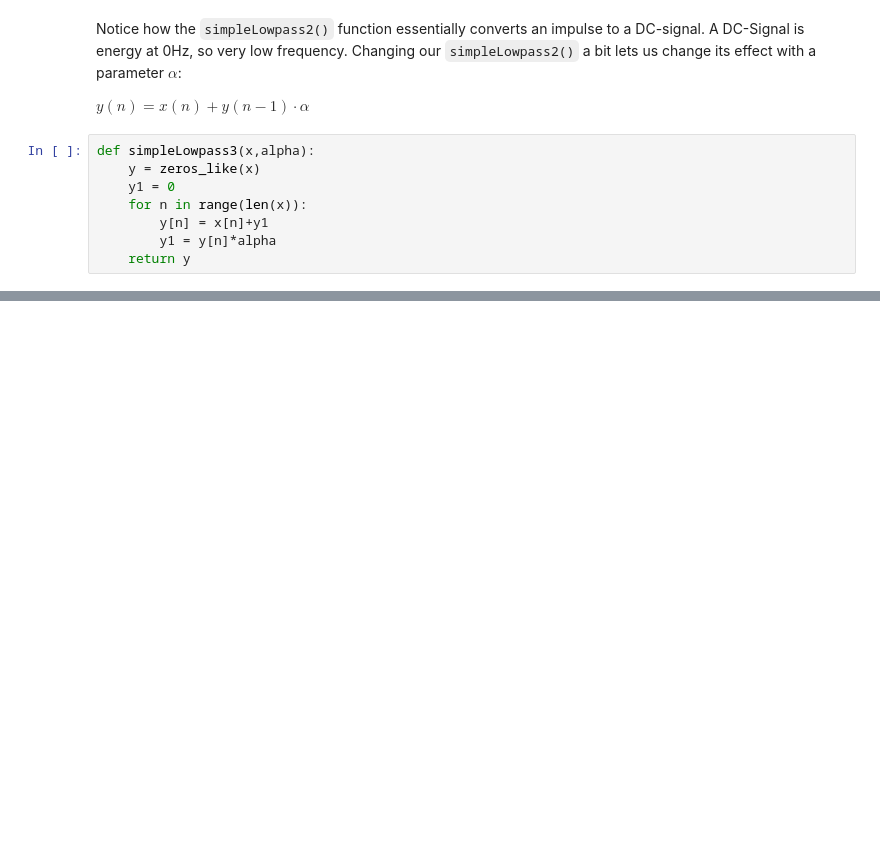
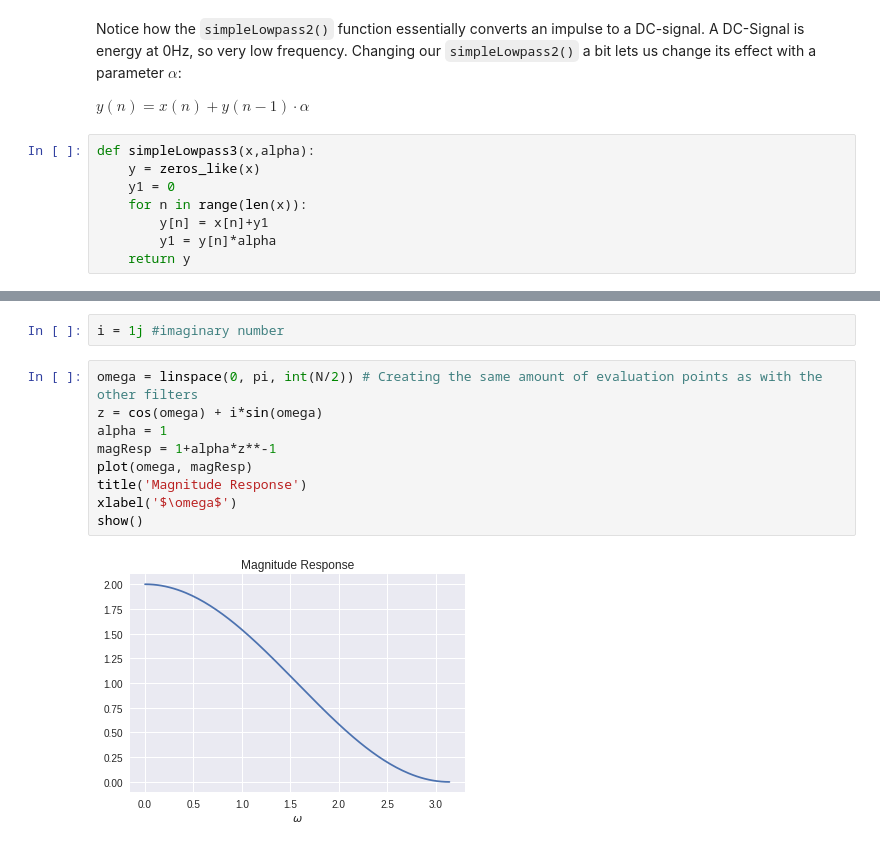
Before and after one commit to hrtlacek/dspCourse, a Jupyter notebook: notebooks/03_Filters.ipynb, the cells around one changed output, grey strips where cells are left out. Drawn from its saved outputs; the diff is of its cells as text; blank space fills up the shorter version.

```diff
--- a/notebooks/03_Filters.ipynb
+++ b/notebooks/03_Filters.ipynb
@@ -93,0 +124,13 @@ show()
+# %%
+i = 1j #imaginary number
+# %%
+omega = linspace(0, pi, int(N/2)) # Creating the same amount of evaluation points as with the other filters
+z = cos(omega) + i*sin(omega)
+alpha = 1
+magResp = 1+alpha*z**-1
+plot(omega, magResp)
+title('Magnitude Response')
+xlabel('$\omega$')
+show()
+# %% [output]
+[figure, added]
```
Also changed, not shown: parts of 9 cells of this notebook, 4 other files.
